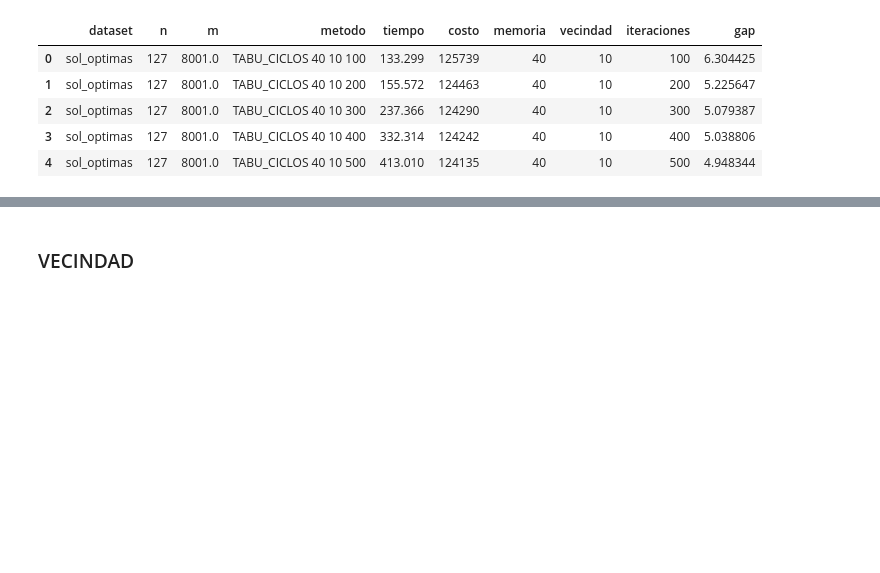
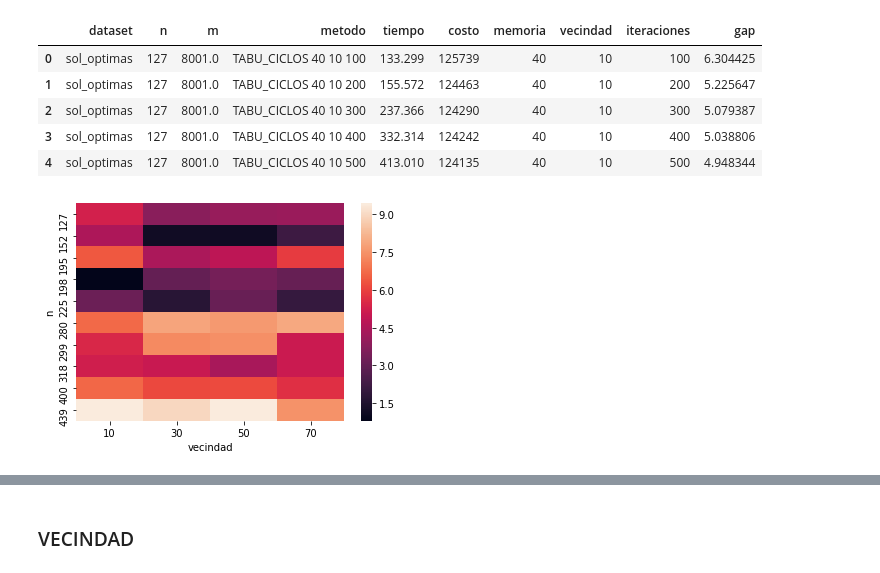
Before and after one commit to maltenzo/algo3-tp2, a Jupyter notebook: Python/Analisis.ipynb, the cells around one changed output, grey strips where cells are left out. Drawn from its saved outputs; the diff is of its cells as text; code cells hidden in the pictures; blank space fills up the shorter version.

```diff
--- a/Python/Analisis.ipynb
+++ b/Python/Analisis.ipynb
@@ -326,3 +326,13 @@ ciclos_opt_param.head()
 | 2 | sol_optimas | 127 | 8001.0 | TABU_CICLOS 40 10 300 | 237.366 | 124290 | 40 | 10 | 300 | 5.079387 |
 | 3 | sol_optimas | 127 | 8001.0 | TABU_CICLOS 40 10 400 | 332.314 | 124242 | 40 | 10 | 400 | 5.038806 |
 | 4 | sol_optimas | 127 | 8001.0 | TABU_CICLOS 40 10 500 | 413.010 | 124135 | 40 | 10 | 500 | 4.948344 |
+# %%
+ciclos = ciclos_opt_param.copy();
+# %%
+vecindad = pd.pivot_table(ciclos, values='gap', index=['n'], columns='vecindad')
+
+sns.heatmap(vecindad);
+
+plt.savefig("graficos/heatmap-ciclos-vecindad");
+# %% [output]
+[figure, added]
```
Also changed, not shown: parts of 4 cells of this notebook, 5 other files.
